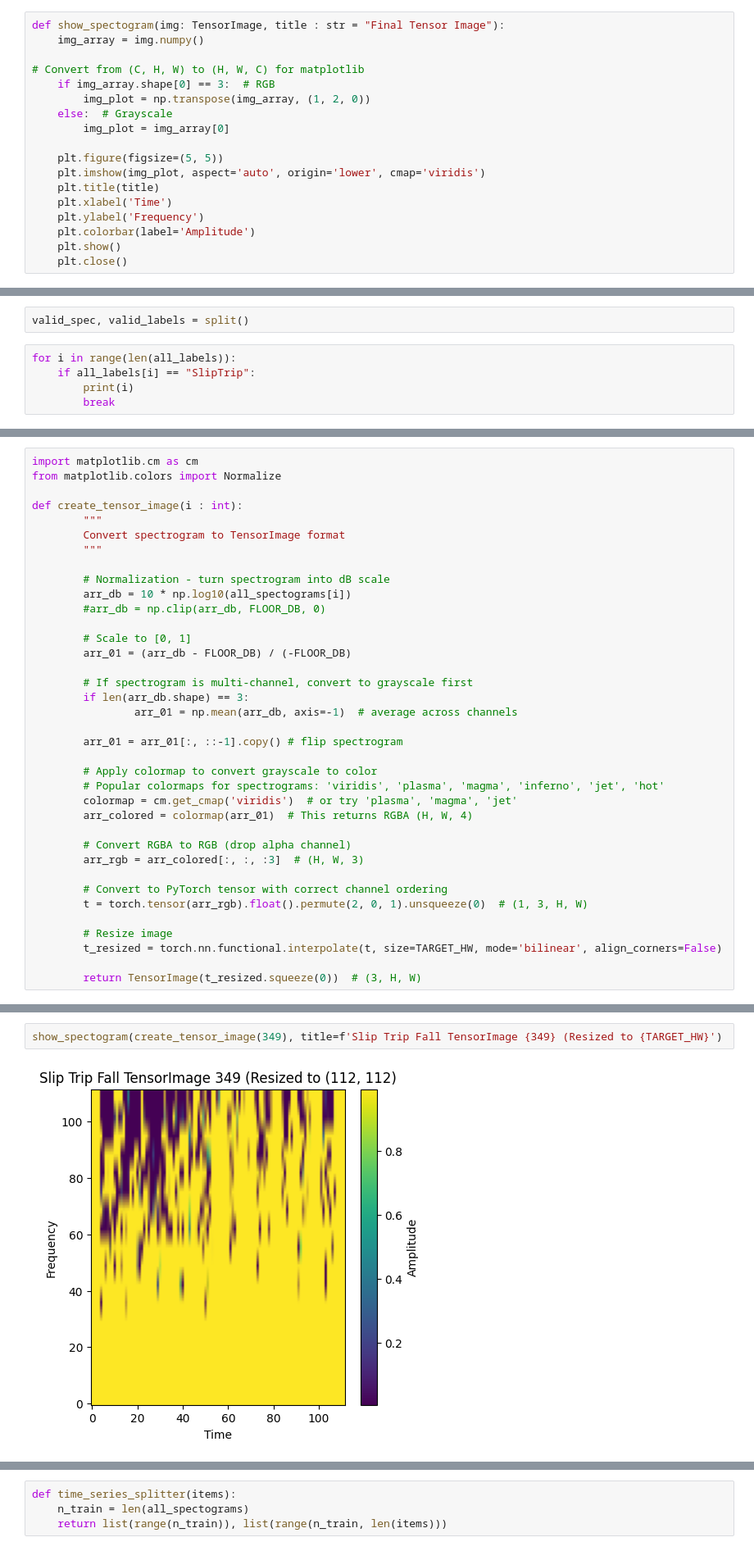
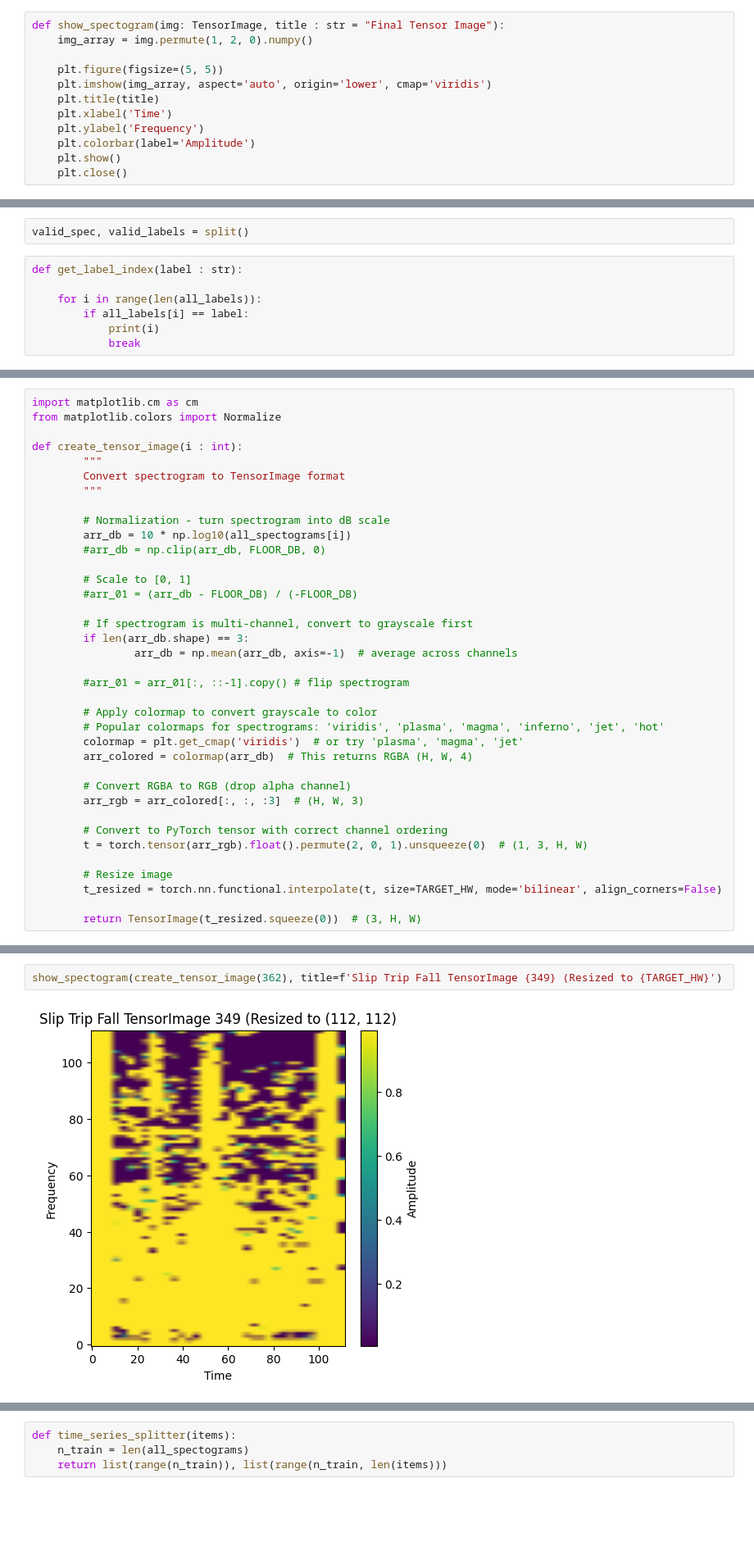
Before and after one commit to Vatnelid-Master-Project/data-analysis, a Jupyter notebook: classification.ipynb, the cells around one changed output, grey strips where cells are left out. Shown at 82% size. Drawn from its saved outputs; the diff is of its cells as text; blank space fills up the shorter version.

```diff
--- a/classification.ipynb
+++ b/classification.ipynb
@@ -156,16 +154,10 @@ Generated 1 spectrograms - label: SlipTrip
 Generated 1 spectrograms - label: SlipTrip
 # %%
 def show_spectogram(img: TensorImage, title : str = "Final Tensor Image"):
-    img_array = img.numpy()
-
-# Convert from (C, H, W) to (H, W, C) for matplotlib
-    if img_array.shape[0] == 3:  # RGB
-        img_plot = np.transpose(img_array, (1, 2, 0))
-    else:  # Grayscale
-        img_plot = img_array[0]
+    img_array = img.permute(1, 2, 0).numpy()
 
     plt.figure(figsize=(5, 5))
-    plt.imshow(img_plot, aspect='auto', origin='lower', cmap='viridis')
+    plt.imshow(img_array, aspect='auto', origin='lower', cmap='viridis')
     plt.title(title)
     plt.xlabel('Time')
     plt.ylabel('Frequency')
@@ -200,7 +192,9 @@ def split():
 # %%
 valid_spec, valid_labels = split()
 # %%
-for i in range(len(all_labels)):
-    if all_labels[i] == "SlipTrip":
-        print(i)
-        break
+def get_label_index(label : str):
+
+    for i in range(len(all_labels)):
+        if all_labels[i] == label:
+            print(i)
+            break
@@ -249,18 +241,18 @@ def create_tensor_image(i : int):
         #arr_db = np.clip(arr_db, FLOOR_DB, 0)
 
         # Scale to [0, 1]
-        arr_01 = (arr_db - FLOOR_DB) / (-FLOOR_DB)
+        #arr_01 = (arr_db - FLOOR_DB) / (-FLOOR_DB)
 
         # If spectrogram is multi-channel, convert to grayscale first
         if len(arr_db.shape) == 3:
-                arr_01 = np.mean(arr_db, axis=-1)  # average across channels
+                arr_db = np.mean(arr_db, axis=-1)  # average across channels
 
-        arr_01 = arr_01[:, ::-1].copy() # flip spectrogram
+        #arr_01 = arr_01[:, ::-1].copy() # flip spectrogram
 
         # Apply colormap to convert grayscale to color
         # Popular colormaps for spectrograms: 'viridis', 'plasma', 'magma', 'inferno', 'jet', 'hot'
-        colormap = cm.get_cmap('viridis')  # or try 'plasma', 'magma', 'jet'
-        arr_colored = colormap(arr_01)  # This returns RGBA (H, W, 4)
+        colormap = plt.get_cmap('viridis')  # or try 'plasma', 'magma', 'jet'
+        arr_colored = colormap(arr_db)  # This returns RGBA (H, W, 4)
 
         # Convert RGBA to RGB (drop alpha channel)
         arr_rgb = arr_colored[:, :, :3]  # (H, W, 3)
@@ -283,4 +287,4 @@ show_spectogram(create_tensor_image(0), title=f'Hard Fall TensorImage {0} (Resiz
 # %%
-show_spectogram(create_tensor_image(349), title=f'Slip Trip Fall TensorImage {349} (Resized to {TARGET_HW}')
+show_spectogram(create_tensor_image(362), title=f'Slip Trip Fall TensorImage {349} (Resized to {TARGET_HW}')
 # %% [output]
-[figure, old version]
+[figure, new version]
```
Also changed, not shown: parts of 21 cells of this notebook, 1 other file.
